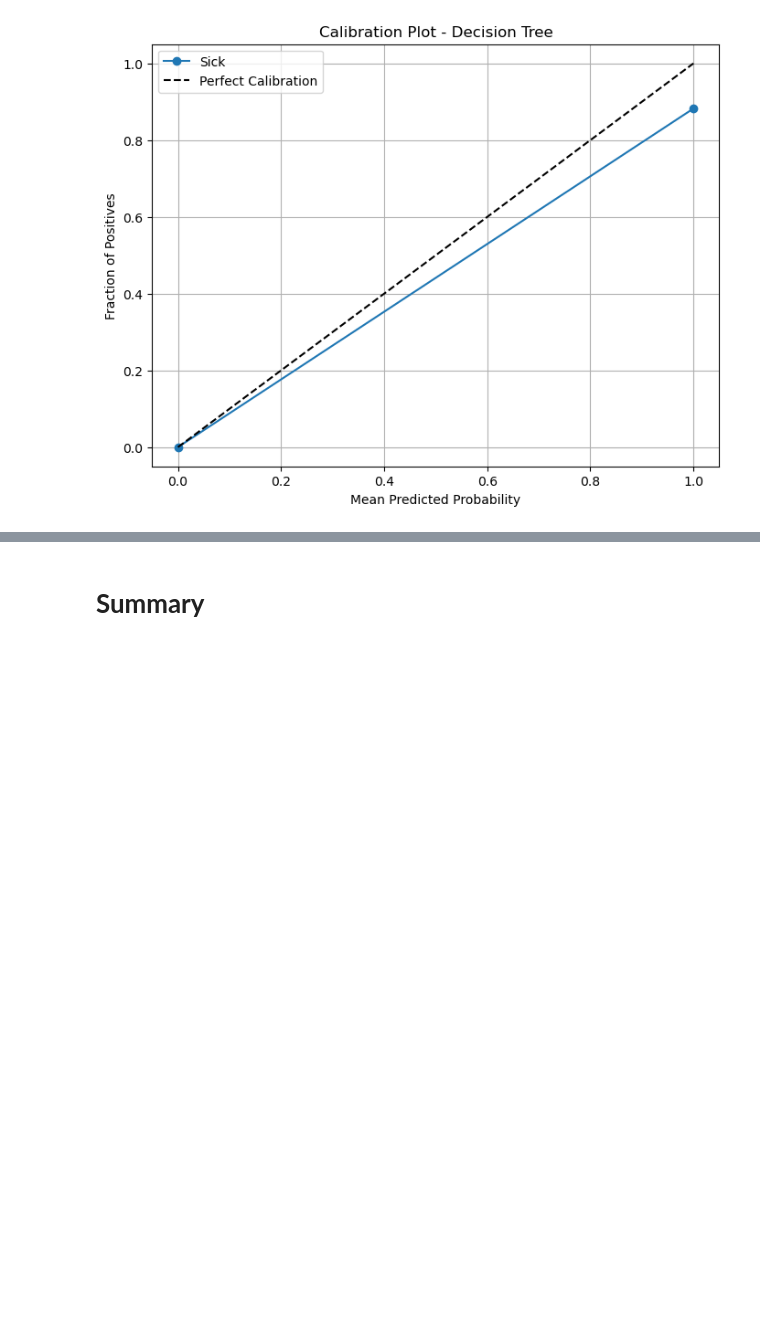
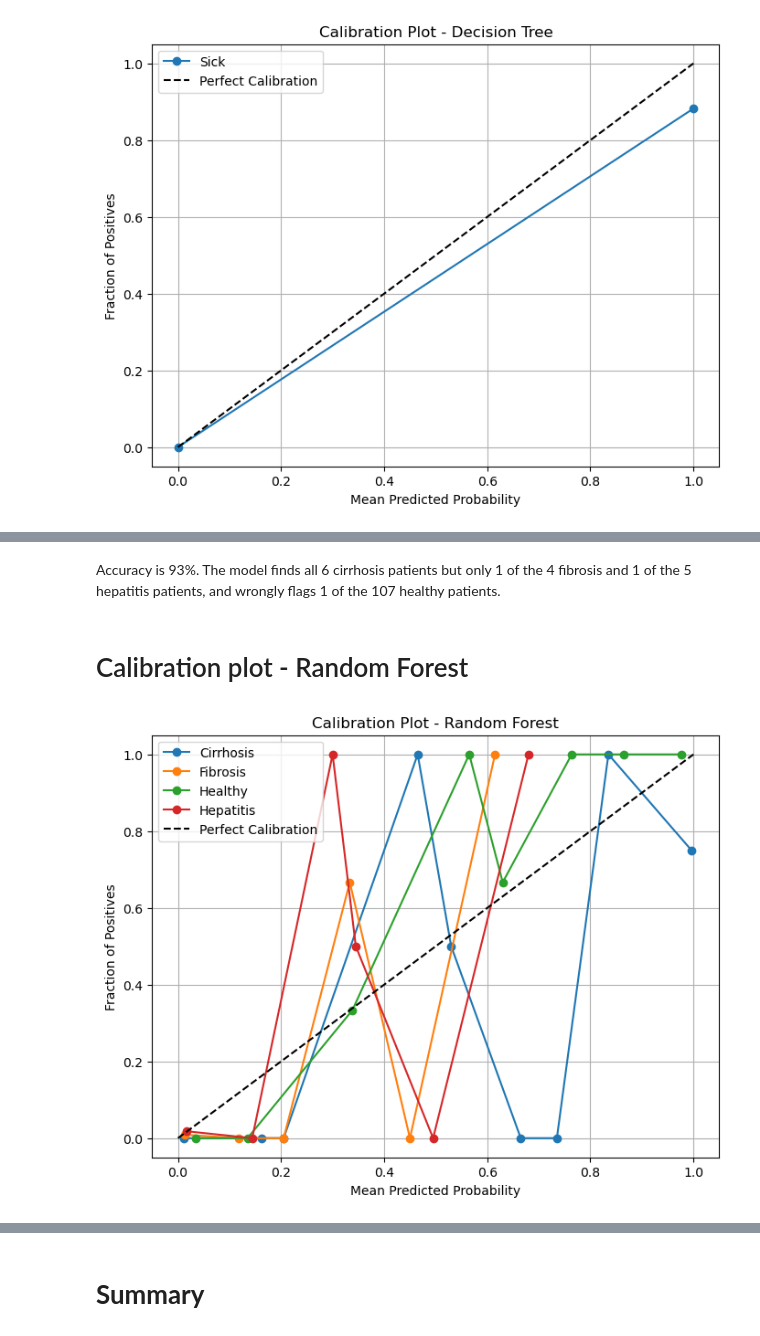
Before and after one commit to omaralhajjaj4-star/hcv-ML-DS-project, a Jupyter notebook: ml_models.ipynb, the cells around one changed output, grey strips where cells are left out. Saved outputs shown, nothing was run; the diff lists cells and outputs as text; code cells hidden in the pictures; blank space fills up the shorter version.

```diff
--- a/ml_models.ipynb
+++ b/ml_models.ipynb
@@ -444,0 +722,38 @@ plt.show()
+# %% [markdown]
+Accuracy is 93%. The model finds all 6 cirrhosis patients but only 1 of the 4 fibrosis and 1 of the 5 hepatitis patients, and wrongly flags 1 of the 107 healthy patients.
+# %% [markdown]
+# Calibration plot - Random Forest
+# %%
+# getting predicted probabilities of every class from Random Forest
+rf_probs_4c = rf_model_4c.predict_proba(X_test_4c)
+
+# plotting calibration curves
+plt.figure(figsize=(8, 6))
+
+# loop through each class
+for i, class_name in enumerate(classes_4c):
+
+    # calculate calibration curve for each class
+    prob_true, prob_pred = calibration_curve(
+        y_test_bin_4c[:, i],
+        rf_probs_4c[:, i],
+        n_bins=10,
+        strategy='uniform'
+    )
+
+    # plot reliability curve
+    plt.plot(prob_pred, prob_true, marker='o', label=class_name)
+
+# perfect calibration reference line
+plt.plot([0, 1], [0, 1], linestyle='--', color='black',
+         label='Perfect Calibration')
+
+# formatting plot
+plt.title('Calibration Plot - Random Forest')
+plt.xlabel('Mean Predicted Probability')
+plt.ylabel('Fraction of Positives')
+plt.legend()
+plt.grid(True)
+plt.show()
+# %% [output]
+[figure, added]
```
Also changed, not shown: parts of 68 cells of this notebook, 6 other files.
